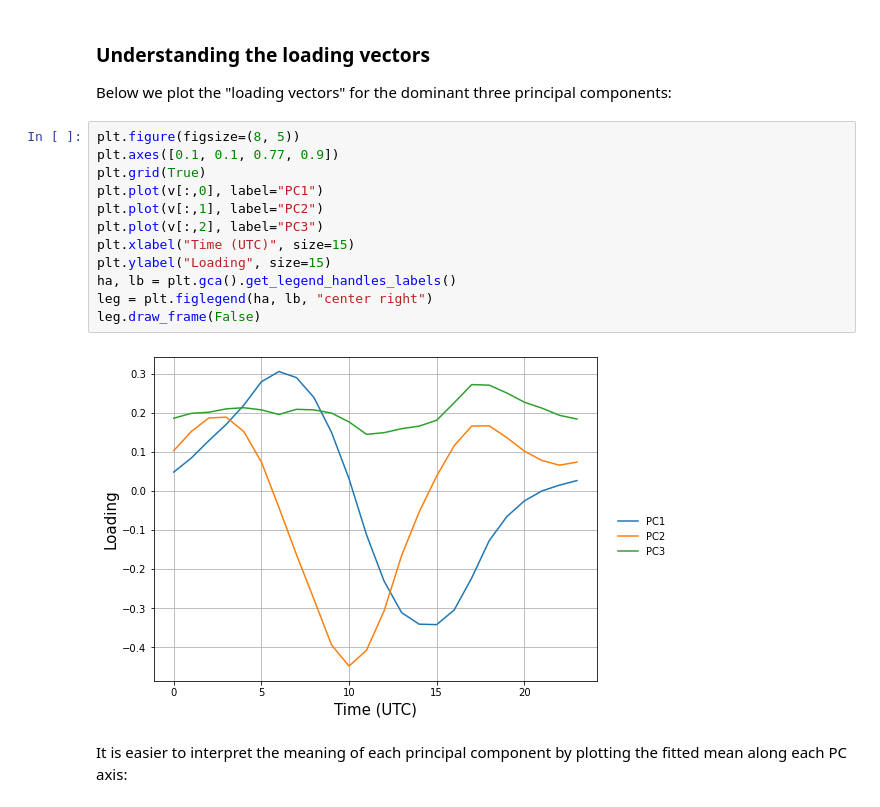
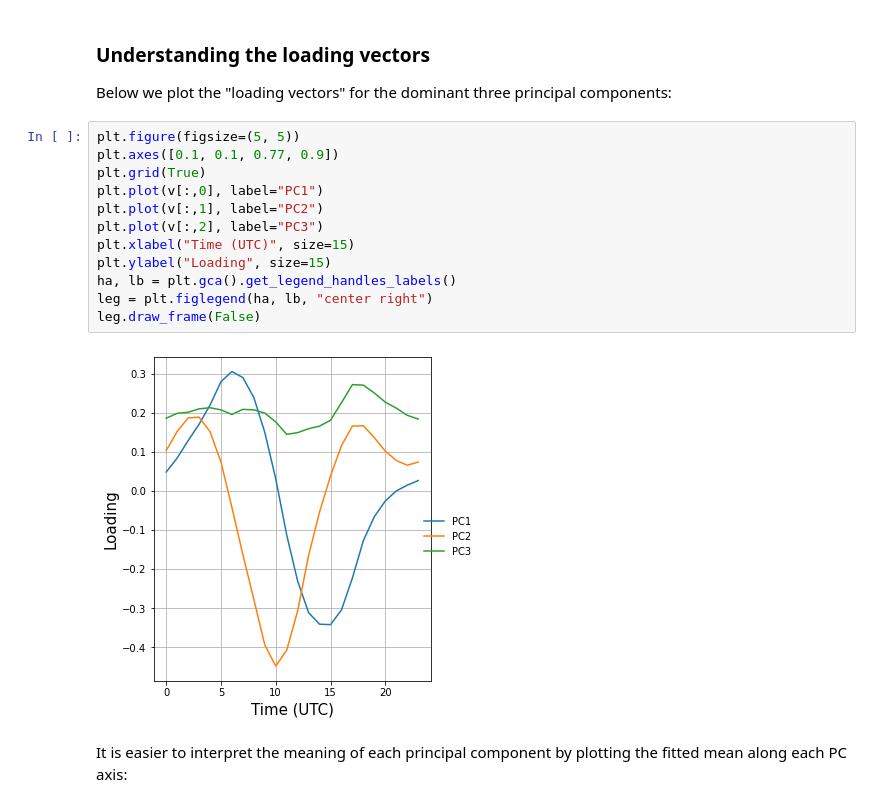
Before and after one commit to kshedden/case_studies, a Jupyter notebook: nhanes_activity/physical_activity.ipynb, the cells around one changed output. Cells and saved outputs as stored; diff of their text form.

```diff
--- a/nhanes_activity/physical_activity.ipynb
+++ b/nhanes_activity/physical_activity.ipynb
@@ -222,19 +224,19 @@ Text(0, 0.5, 'Fraction of variance explained')
 
 Below we plot the "loading vectors" for the dominant three principal components:
 # %%
-plt.figure(figsize=(8, 5))
+plt.figure(figsize=(5, 5))
 plt.axes([0.1, 0.1, 0.77, 0.9])
 plt.grid(True)
 plt.plot(v[:,0], label="PC1")
 plt.plot(v[:,1], label="PC2")
 plt.plot(v[:,2], label="PC3")
 plt.xlabel("Time (UTC)", size=15)
 plt.ylabel("Loading", size=15)
 ha, lb = plt.gca().get_legend_handles_labels()
 leg = plt.figlegend(ha, lb, "center right")
 leg.draw_frame(False)
 # %% [output]
-[figure, old version]
+[figure, new version]
 # %% [markdown]
 It is easier to interpret the meaning of each principal component by plotting the fitted mean along each PC axis:
 # %%
```
Also changed, not shown: parts of 7 cells of this notebook, 2 other files.
